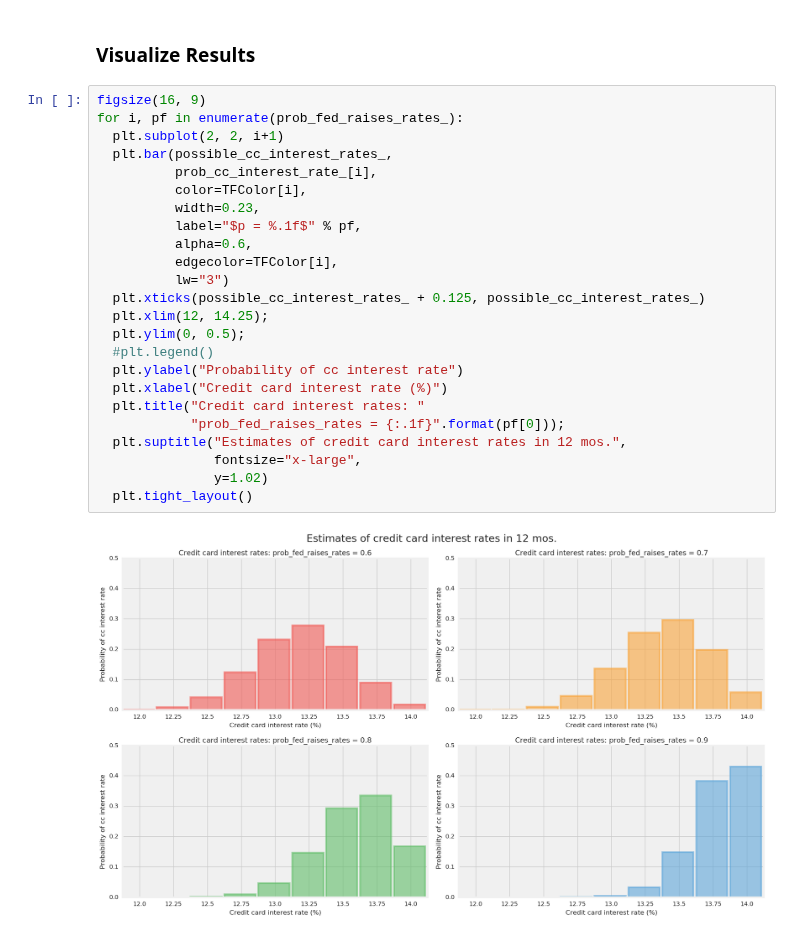
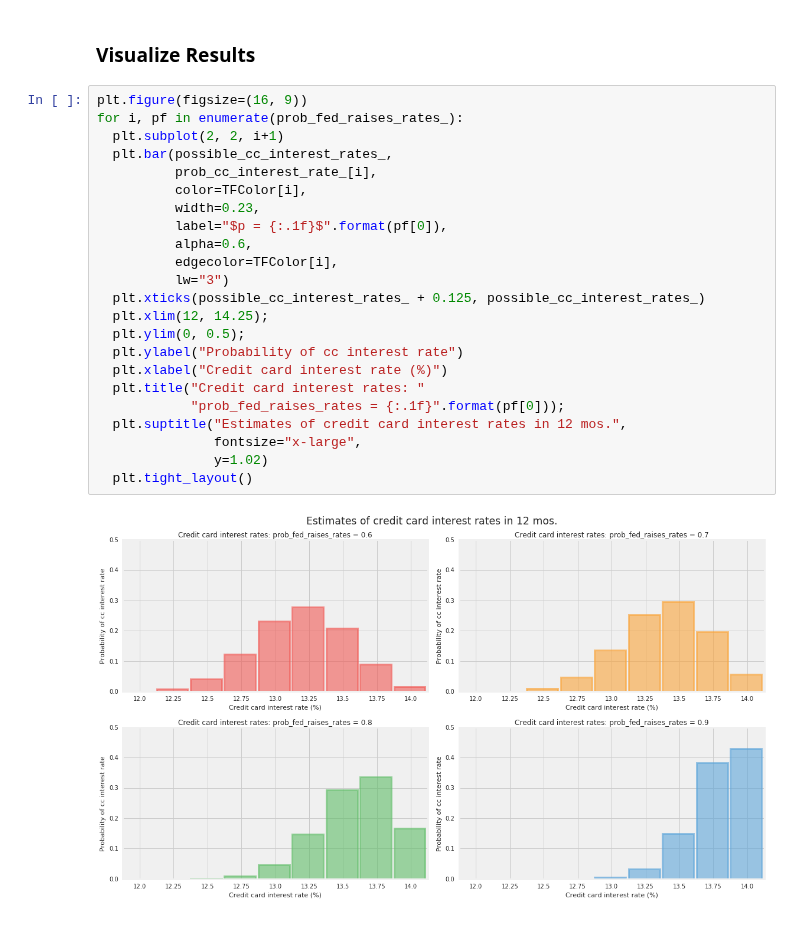
Before and after one commit to tensorflow/probability, a Jupyter notebook: tensorflow_probability/examples/jupyter_notebooks/Credit_Card_Interest.ipynb, the cells around one changed output. Drawn from its saved outputs; the diff is of its cells as text.

```diff
--- a/tensorflow_probability/examples/jupyter_notebooks/Credit_Card_Interest.ipynb
+++ b/tensorflow_probability/examples/jupyter_notebooks/Credit_Card_Interest.ipynb
@@ -165,28 +164,27 @@ prob_cc_interest_rate = tfd.Binomial(
 # %% [markdown]
 ### Visualize Results
 # %%
-figsize(16, 9)
+plt.figure(figsize=(16, 9))
 for i, pf in enumerate(prob_fed_raises_rates_):
   plt.subplot(2, 2, i+1)
   plt.bar(possible_cc_interest_rates_,
           prob_cc_interest_rate_[i],
           color=TFColor[i],
           width=0.23,
-          label="$p = %.1f$" % pf,
+          label="$p = {:.1f}$".format(pf[0]),
           alpha=0.6,
           edgecolor=TFColor[i],
           lw="3")
   plt.xticks(possible_cc_interest_rates_ + 0.125, possible_cc_interest_rates_)
   plt.xlim(12, 14.25);
   plt.ylim(0, 0.5);
-  #plt.legend()
   plt.ylabel("Probability of cc interest rate")
   plt.xlabel("Credit card interest rate (%)")
   plt.title("Credit card interest rates: "
             "prob_fed_raises_rates = {:.1f}".format(pf[0]));
   plt.suptitle("Estimates of credit card interest rates in 12 mos.",
                fontsize="x-large",
                y=1.02)
   plt.tight_layout()
 # %% [output]
-[figure, old version]
+[figure, new version]
```
Also changed, not shown: parts of 1 cell of this notebook.
